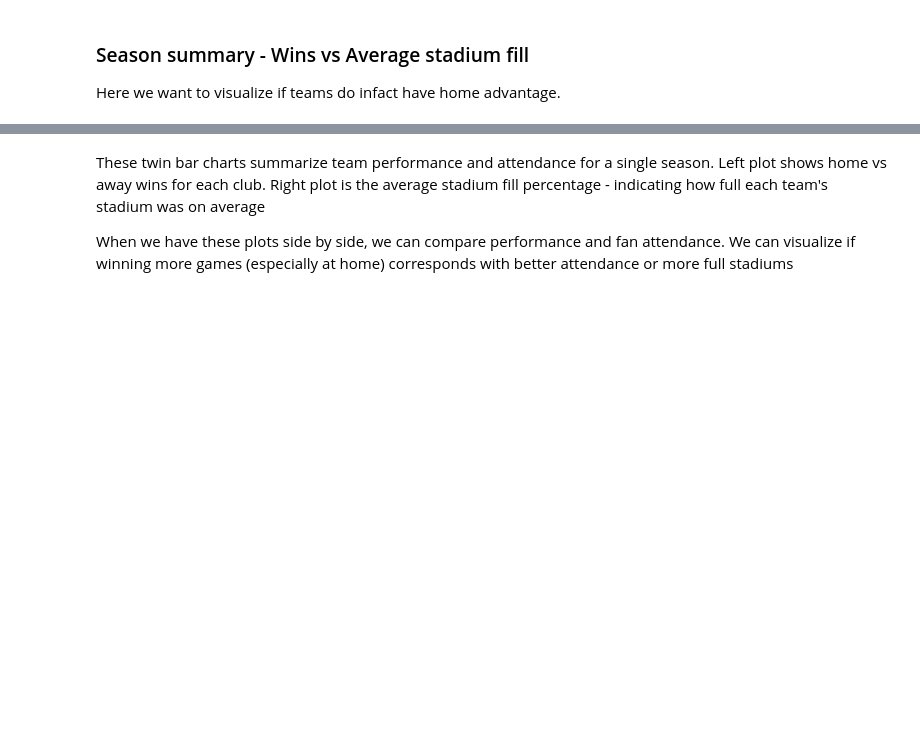
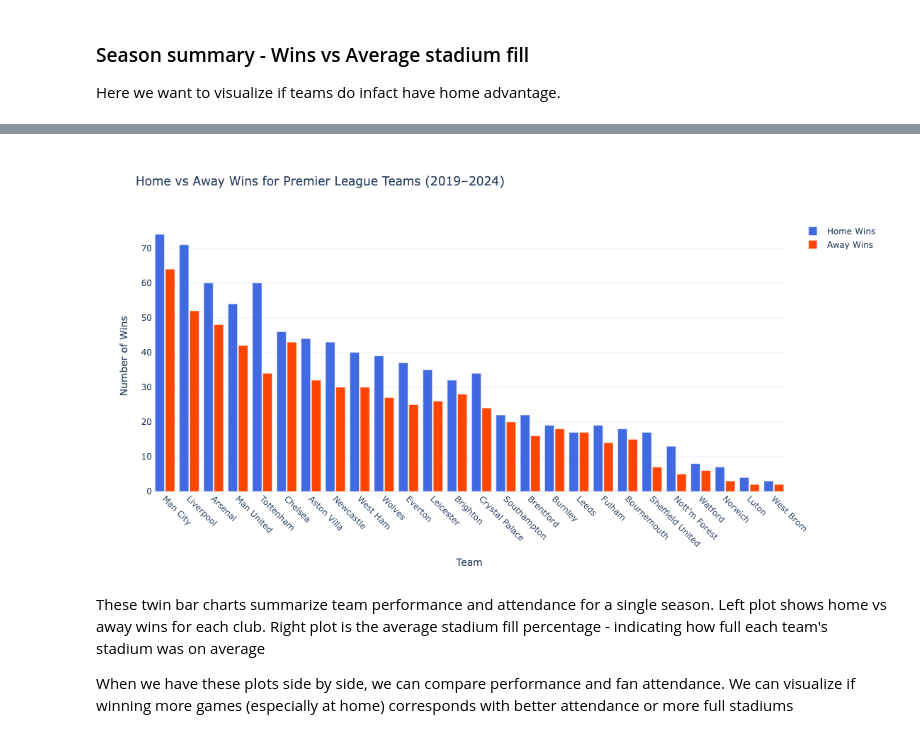
Before and after one commit to astamariaa/astamariaa.github.io, a Jupyter notebook: social_data_final_project.ipynb, the cells around one changed output, grey strips where cells are left out. Drawn from its saved outputs; the diff is of its cells as text; code cells hidden in the pictures; blank space fills up the shorter version.

```diff
--- a/social_data_final_project.ipynb
+++ b/social_data_final_project.ipynb
@@ -1170,3 +1226,39 @@ plt.show()
+# %%
+# Create interactive grouped bar chart
+fig = go.Figure(data=[
+    go.Bar(
+        name='Home Wins',
+        x=team_wins.index,
+        y=team_wins['Home Wins'],
+        marker_color='royalblue',
+        hovertemplate='Team: %{x}<br>Home Wins: %{y}<extra></extra>'
+    ),
+    go.Bar(
+        name='Away Wins',
+        x=team_wins.index,
+        y=team_wins['Away Wins'],
+        marker_color='orangered',
+        hovertemplate='Team: %{x}<br>Away Wins: %{y}<extra></extra>'
+    )
+])
+
+# Layout settings
+fig.update_layout(
+    title='Home vs Away Wins for Premier League Teams (2019–2024)',
+    xaxis_title='Team',
+    yaxis_title='Number of Wins',
+    barmode='group',
+    bargap=0.15,
+    bargroupgap=0.1,
+    xaxis_tickangle=45,
+    template='plotly_white',
+    width=1000,
+    height=600
+)
+fig.write_html("home_away.html")
+fig.show()
+# %% [output]
+[figure, added]
 # %% [markdown]
 These twin bar charts summarize team performance and attendance for a single season.
 Left plot shows home vs away wins for each club.
```
Also changed, not shown: parts of 14 cells of this notebook.
